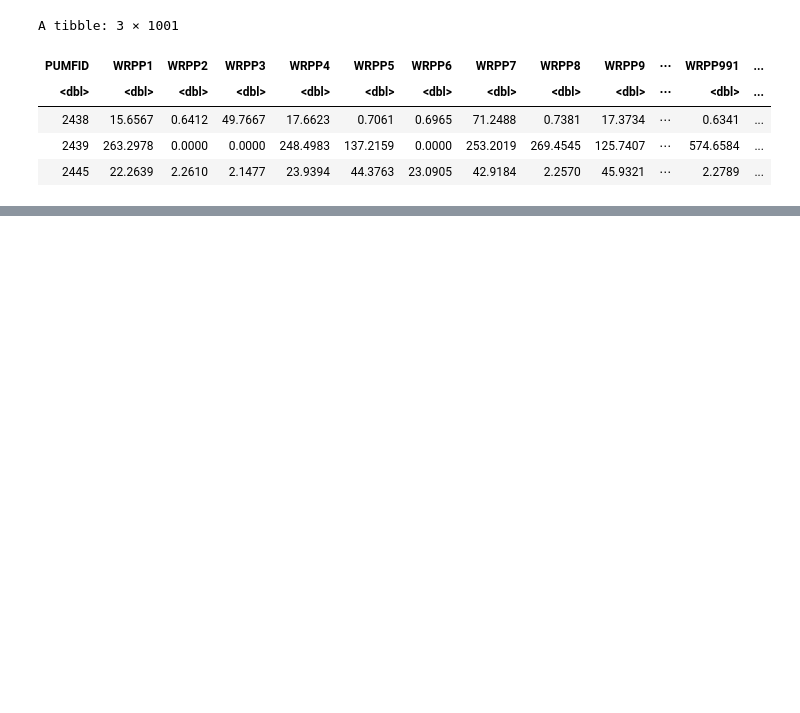
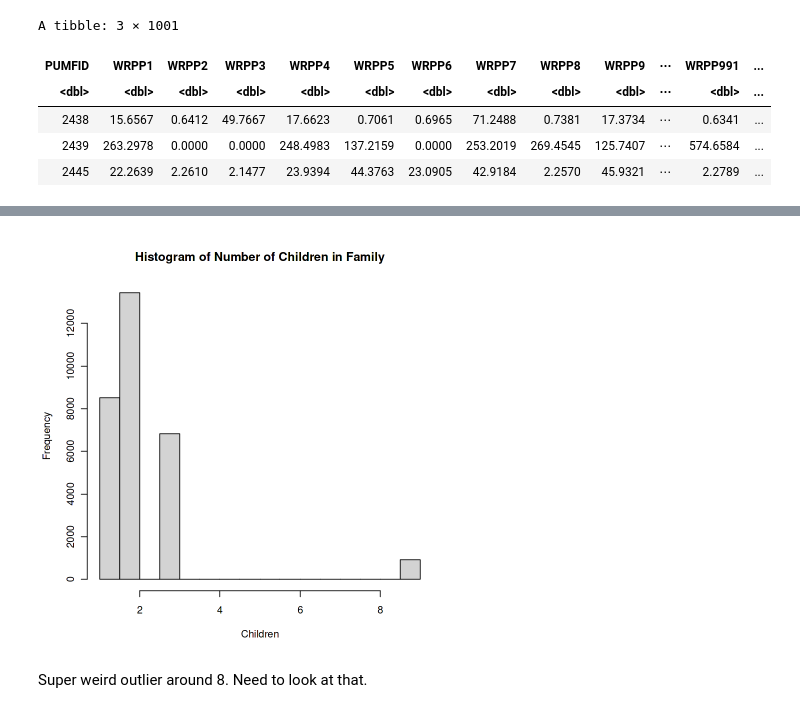
Before and after one commit to PeterFriedrich/StatsCan-PUMF-Analysis, a Jupyter notebook: Canadian_Child_Care_Survey_Analysis_R.ipynb, the cells around one changed output, grey strips where cells are left out. Cells and saved outputs as stored; diff of their text form; code cells hidden in the pictures; blank space fills up the shorter version.

```diff
--- a/Canadian_Child_Care_Survey_Analysis_R.ipynb
+++ b/Canadian_Child_Care_Survey_Analysis_R.ipynb
@@ -46,0 +157,6 @@ A tibble: 3 × 1001
+# %%
+hist(data$NCHILD_R, main = "Histogram of Number of Children in Family", xlab = "Children", ylab = "Frequency")
+# %% [output]
+[figure, added]
+# %% [markdown]
+Super weird outlier around 8. Need to look at that.
```
Also changed, not shown: parts of 25 cells of this notebook.
